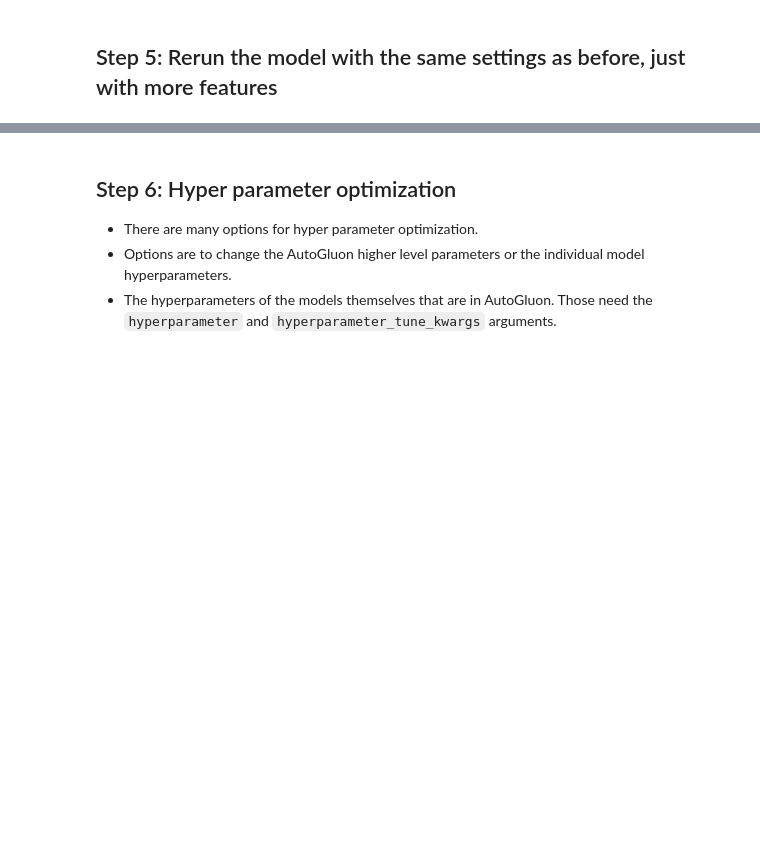
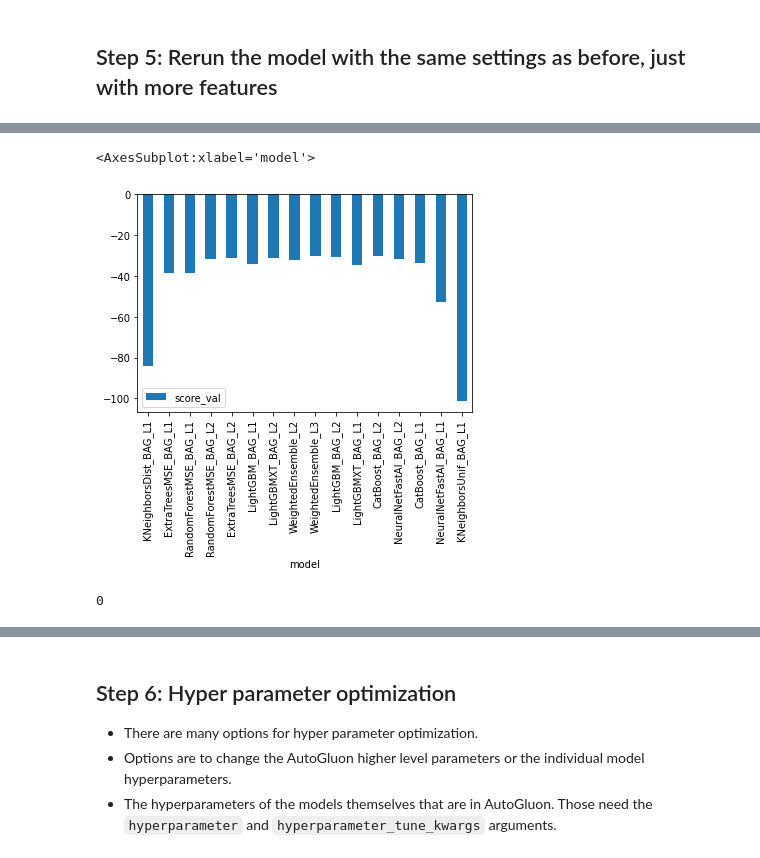
Before and after one commit to Moodrammer/Bike-Sharing-Demand-Prediction, a Jupyter notebook: project/project-template.ipynb, the cells around one changed output, grey strips where cells are left out. Saved outputs shown, nothing was run; the diff lists cells and outputs as text; code cells hidden in the pictures; blank space fills up the shorter version.

Commit message:
Add : predictions new features with/without hyperparams

```diff
--- a/project/project-template.ipynb
+++ b/project/project-template.ipynb
@@ -339,0 +374,8 @@ predictor_new_features = TabularPredictor(?).fit(?)
+# %%
+# remove casual and registered columns since they are not recorded in the testset
+df_train_new_features_cols = train.columns.to_list()
+df_train_new_features_cols.remove('casual')
+df_train_new_features_cols.remove('registered')
+
+df_train_new_features = train[df_train_new_features_cols]
+df_train_new_features.head()
@@ -339,0 +389,10 @@ predictor_new_features = TabularPredictor(?).fit(?)
+# %%
+predictor_new_features = TabularPredictor(
+    label='count',
+    problem_type='regression',
+    eval_metric='root_mean_squared_error'
+    ).fit(
+    train_data=df_train_new_features,
+    time_limit=600,
+    presets='best_quality',
+    )
@@ -342,2 +454,7 @@ predictor_new_features.fit_summary()
+# %%
+predictor_new_features.leaderboard(df_train_new_features, silent=True).plot(kind='bar', x='model', y='score_val')
+# %% [output]
+<AxesSubplot:xlabel='model'>
+[figure, added]
 # %%
 # Remember to set all negative values to zero
@@ -344,0 +462,4 @@ predictor_new_features.fit_summary()
+# %%
+(predictions_new_features < 0).sum()
+# %% [output]
+0
```
Also changed, not shown: parts of 29 cells of this notebook.
